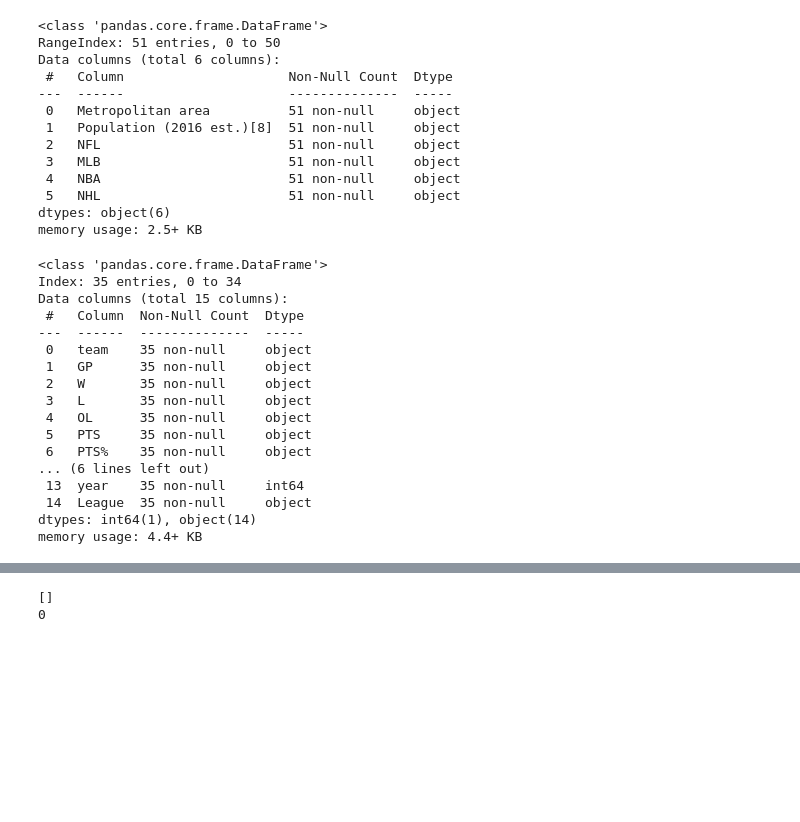
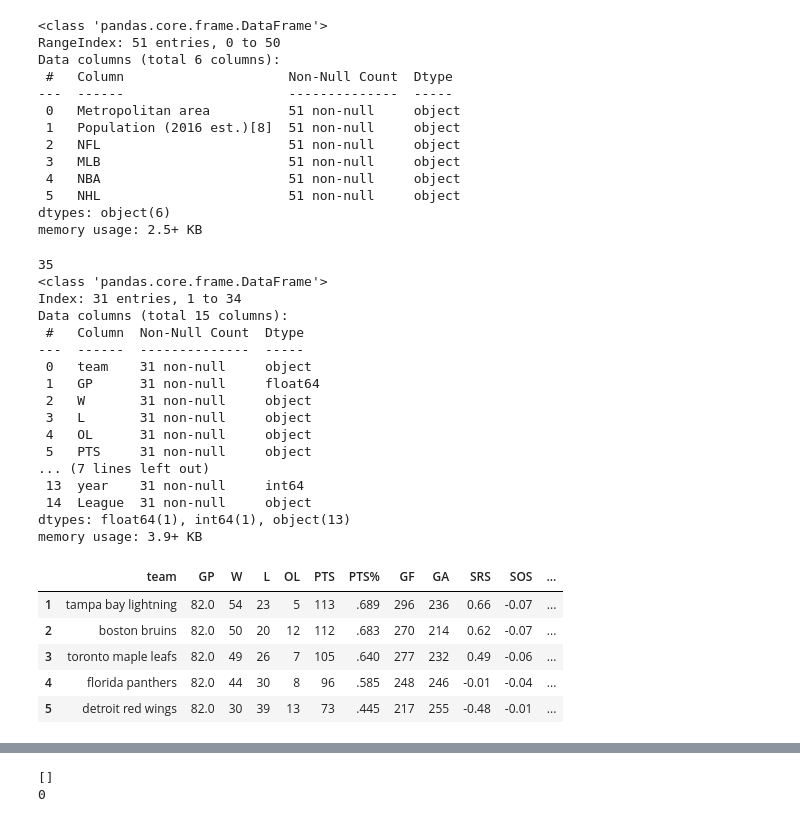
Before and after one commit to Camilovelez1/personal_projects, a Jupyter notebook: Coursera/Introduction_to_data_dcience_in_python/week_4/addignment4/assignment4.ipynb, the cells around one changed output, grey strips where cells are left out. Cells and saved outputs as stored; diff of their text form; code cells hidden in the pictures; blank space fills up the shorter version.

```diff
--- a/Coursera/Introduction_to_data_dcience_in_python/week_4/addignment4/assignment4.ipynb
+++ b/Coursera/Introduction_to_data_dcience_in_python/week_4/addignment4/assignment4.ipynb
@@ -73,22 +82,36 @@ nhl_df_copy['team'] = nhl_df_copy['team'].str.lower()
 nhl_df_copy['team'] = nhl_df_copy['team'].str.replace(r'\[.*\]', '', regex=True)
 nhl_df_copy['team'] = nhl_df_copy['team'].str.replace(r'\*', '', regex=True)
 
+print(len(nhl_df_copy))
+
+nhl_df_copy['GP'] = pd.to_numeric(nhl_df_copy['GP'], errors='coerce')  # Convierte a numérico, convirtiendo no numéricos a NaN
+nhl_df_copy = nhl_df_copy.dropna(subset=['GP'])  # Elimina las filas con valores NaN en la columna
+
 nhl_df_copy.info()
 # %% [output]
+35
 <class 'pandas.core.frame.DataFrame'>
-Index: 35 entries, 0 to 34
+Index: 31 entries, 1 to 34
 Data columns (total 15 columns):
  #   Column  Non-Null Count  Dtype
 ---  ------  --------------  -----
- 0   team    35 non-null     object
- 1   GP      35 non-null     object
- 2   W       35 non-null     object
- 3   L       35 non-null     object
- 4   OL      35 non-null     object
- 5   PTS     35 non-null     object
- 6   PTS%    35 non-null     object
-... (6 lines left out)
- 13  year    35 non-null     int64
- 14  League  35 non-null     object
-dtypes: int64(1), object(14)
-memory usage: 4.4+ KB
+ 0   team    31 non-null     object
+ 1   GP      31 non-null     float64
+ 2   W       31 non-null     object
+ 3   L       31 non-null     object
+ 4   OL      31 non-null     object
+ 5   PTS     31 non-null     object
+... (7 lines left out)
+ 13  year    31 non-null     int64
+ 14  League  31 non-null     object
+dtypes: float64(1), int64(1), object(13)
+memory usage: 3.9+ KB
+# %%
+nhl_df_copy.head()
+# %% [output]
+|  | team | GP | W | L | OL | PTS | PTS% | GF | GA | SRS | SOS | ... |
+| 1 | tampa bay lightning | 82.0 | 54 | 23 | 5 | 113 | .689 | 296 | 236 | 0.66 | -0.07 | ... |
+| 2 | boston bruins | 82.0 | 50 | 20 | 12 | 112 | .683 | 270 | 214 | 0.62 | -0.07 | ... |
+| 3 | toronto maple leafs | 82.0 | 49 | 26 | 7 | 105 | .640 | 277 | 232 | 0.49 | -0.06 | ... |
+| 4 | florida panthers | 82.0 | 44 | 30 | 8 | 96 | .585 | 248 | 246 | -0.01 | -0.04 | ... |
+| 5 | detroit red wings | 82.0 | 30 | 39 | 13 | 73 | .445 | 217 | 255 | -0.48 | -0.01 | ... |
```
Also changed, not shown: parts of 13 cells of this notebook.
